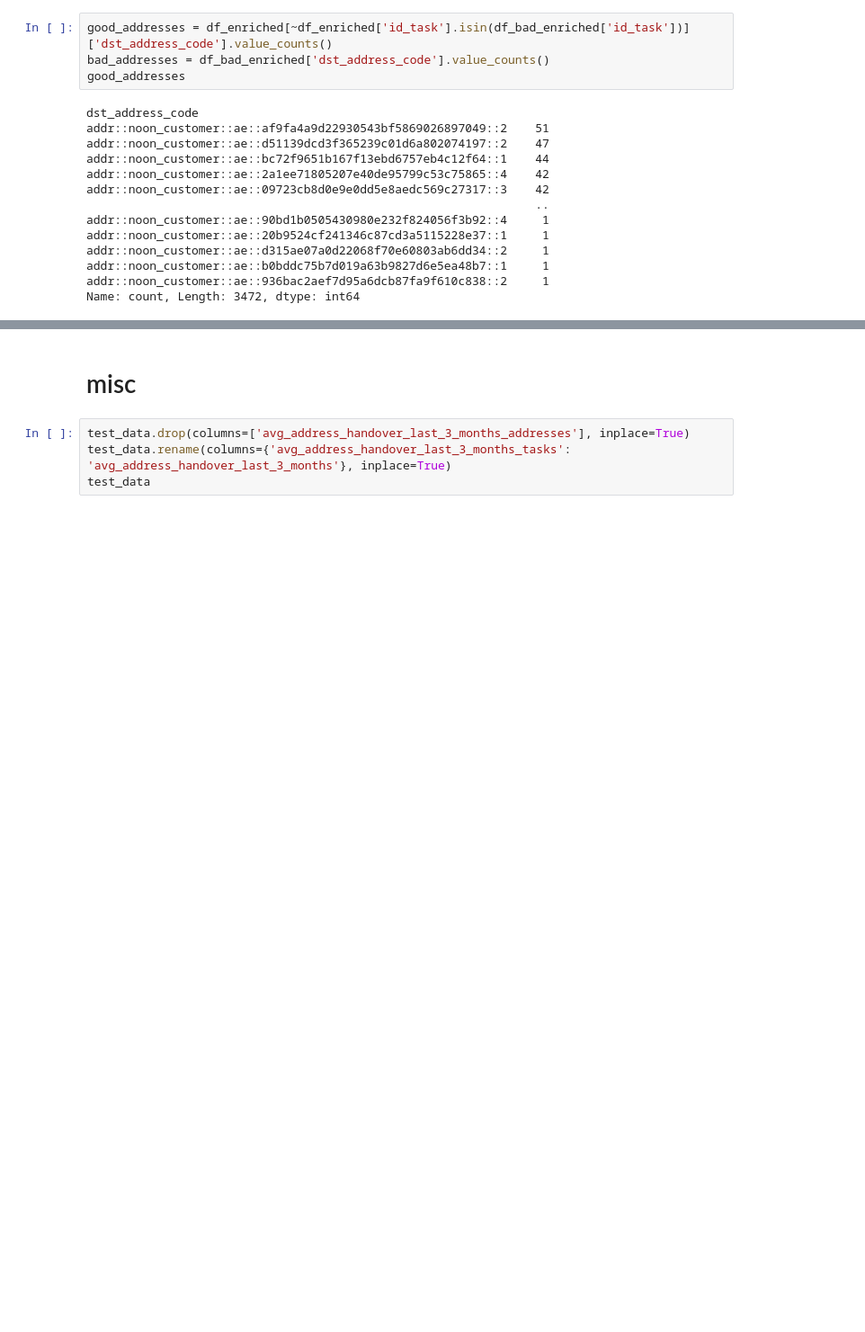
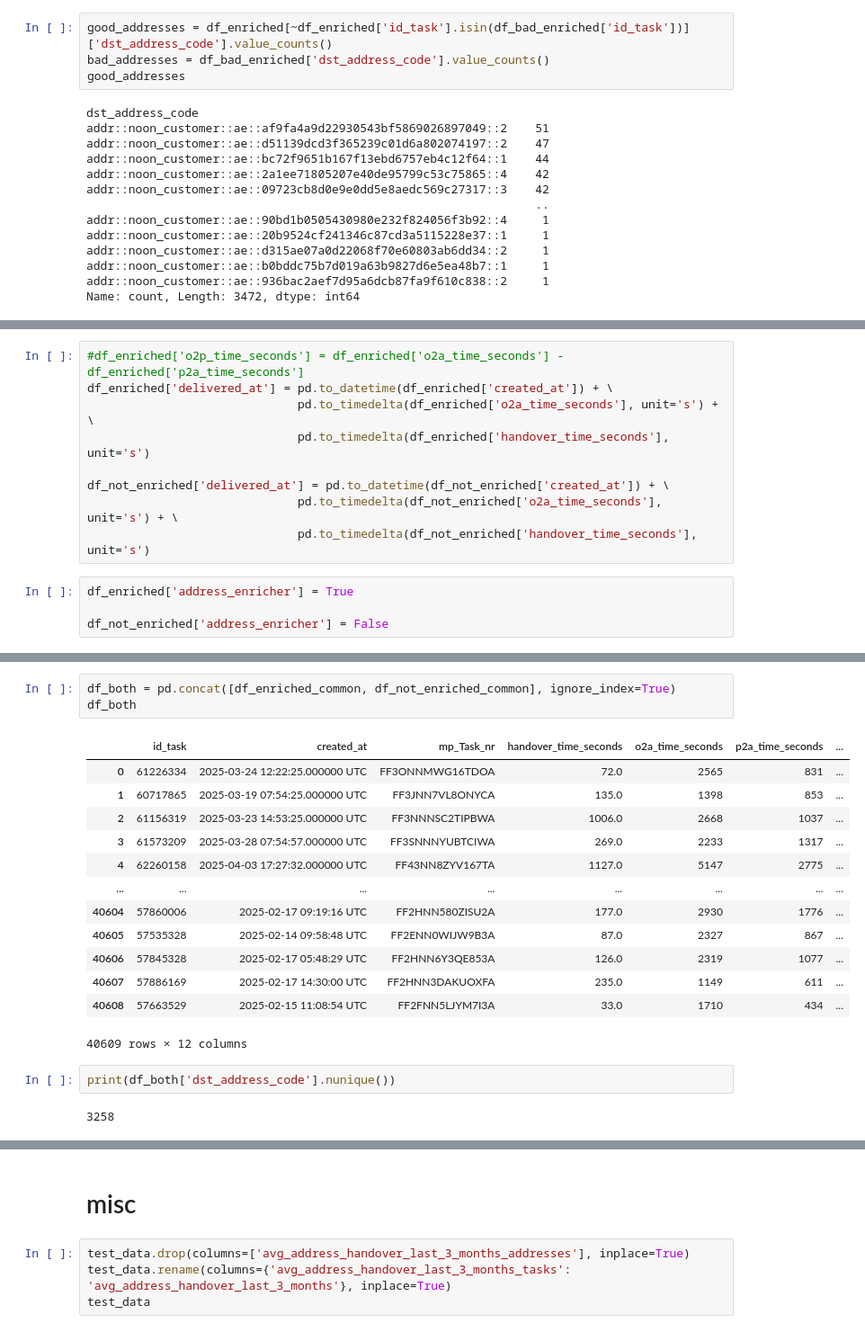
Before and after one commit to MohamdFekry/Parking-Enricher, a Jupyter notebook: test_data_analsis.ipynb, the cells around one changed output, grey strips where cells are left out. Shown at 90% size. Saved outputs shown, nothing was run; the diff lists cells and outputs as text; blank space fills up the shorter version.

```diff
--- a/test_data_analsis.ipynb
+++ b/test_data_analsis.ipynb
@@ -1127,0 +1161,13 @@ Name: count, Length: 3472, dtype: int64
+# %%
+#df_enriched['o2p_time_seconds'] = df_enriched['o2a_time_seconds'] - df_enriched['p2a_time_seconds']
+df_enriched['delivered_at'] = pd.to_datetime(df_enriched['created_at']) + \
+                              pd.to_timedelta(df_enriched['o2a_time_seconds'], unit='s') + \
+                              pd.to_timedelta(df_enriched['handover_time_seconds'], unit='s')
+
+df_not_enriched['delivered_at'] = pd.to_datetime(df_not_enriched['created_at']) + \
+                              pd.to_timedelta(df_not_enriched['o2a_time_seconds'], unit='s') + \
+                              pd.to_timedelta(df_not_enriched['handover_time_seconds'], unit='s')
+# %%
+df_enriched['address_enricher'] = True
+
+df_not_enriched['address_enricher'] = False
@@ -1127,0 +1192,21 @@ Name: count, Length: 3472, dtype: int64
+# %%
+df_both = pd.concat([df_enriched_common, df_not_enriched_common], ignore_index=True)
+df_both
+# %% [output]
+|  | id_task | created_at | mp_Task_nr | handover_time_seconds | o2a_time_seconds | p2a_time_seconds | ... |
+| 0 | 61226334 | 2025-03-24 12:22:25.000000 UTC | FF3ONNMWG16TDOA | 72.0 | 2565 | 831 | ... |
+| 1 | 60717865 | 2025-03-19 07:54:25.000000 UTC | FF3JNN7VL8ONYCA | 135.0 | 1398 | 853 | ... |
+| 2 | 61156319 | 2025-03-23 14:53:25.000000 UTC | FF3NNNSC2TIPBWA | 1006.0 | 2668 | 1037 | ... |
+| 3 | 61573209 | 2025-03-28 07:54:57.000000 UTC | FF3SNNNYUBTCIWA | 269.0 | 2233 | 1317 | ... |
+| 4 | 62260158 | 2025-04-03 17:27:32.000000 UTC | FF43NN8ZYV167TA | 1127.0 | 5147 | 2775 | ... |
+| ... | ... | ... | ... | ... | ... | ... | ... |
+| 40604 | 57860006 | 2025-02-17 09:19:16 UTC | FF2HNN580ZISU2A | 177.0 | 2930 | 1776 | ... |
+| 40605 | 57535328 | 2025-02-14 09:58:48 UTC | FF2ENN0WIJW9B3A | 87.0 | 2327 | 867 | ... |
+| 40606 | 57845328 | 2025-02-17 05:48:29 UTC | FF2HNN6Y3QE853A | 126.0 | 2319 | 1077 | ... |
+| 40607 | 57886169 | 2025-02-17 14:30:00 UTC | FF2HNN3DAKUOXFA | 235.0 | 1149 | 611 | ... |
+| 40608 | 57663529 | 2025-02-15 11:08:54 UTC | FF2FNN5LJYM7I3A | 33.0 | 1710 | 434 | ... |
+40609 rows × 12 columns
+# %%
+print(df_both['dst_address_code'].nunique())
+# %% [output]
+3258
```
Also changed, not shown: parts of 21 cells of this notebook, 12 other files.
